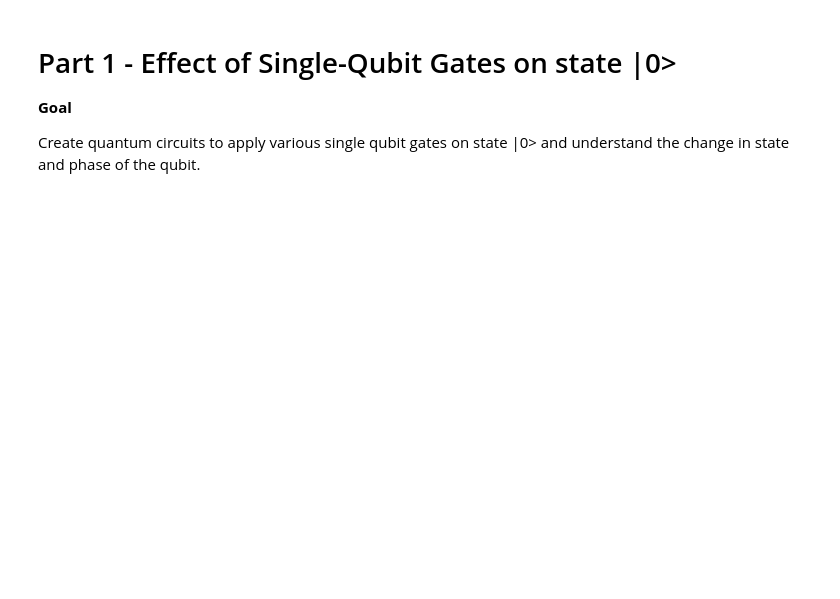
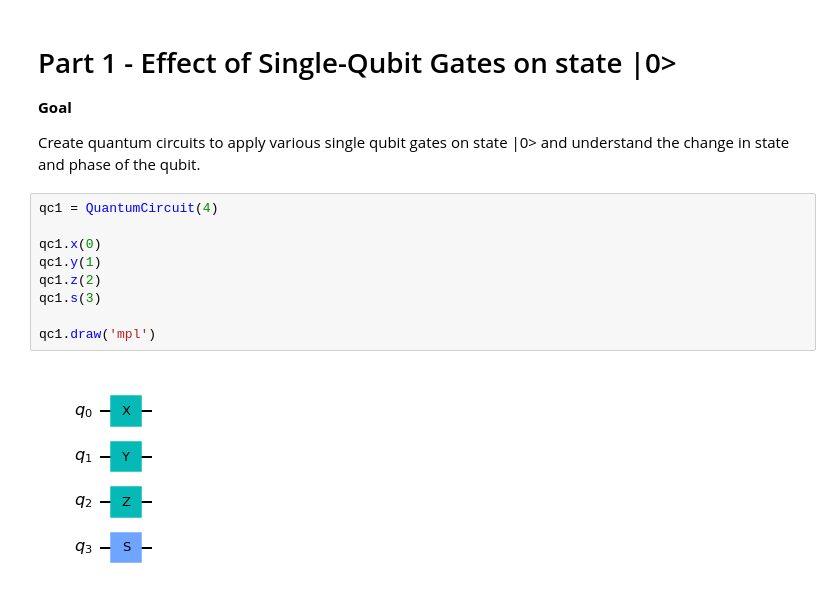
Before and after one commit to shhesterka04/q_prj, a Jupyter notebook: qiskit_lab2.ipynb, the cells around one changed output. Drawn from its saved outputs; the diff is of its cells as text; blank space fills up the shorter version.

```diff
--- a/qiskit_lab2.ipynb
+++ b/qiskit_lab2.ipynb
@@ -30,3 +27,14 @@ ibmqfactory.load_account:WARNING:2023-03-15 14:11:38,166: Credentials are alread
 **Goal**
 
 Create quantum circuits to apply various single qubit gates on state |0> and understand the change in state and phase of the qubit.
+# %%
+qc1 = QuantumCircuit(4)
+
+qc1.x(0)
+qc1.y(1)
+qc1.z(2)
+qc1.s(3)
+
+qc1.draw('mpl')
+# %% [output]
+[figure, added]
```
Also changed, not shown: parts of 18 cells of this notebook.
